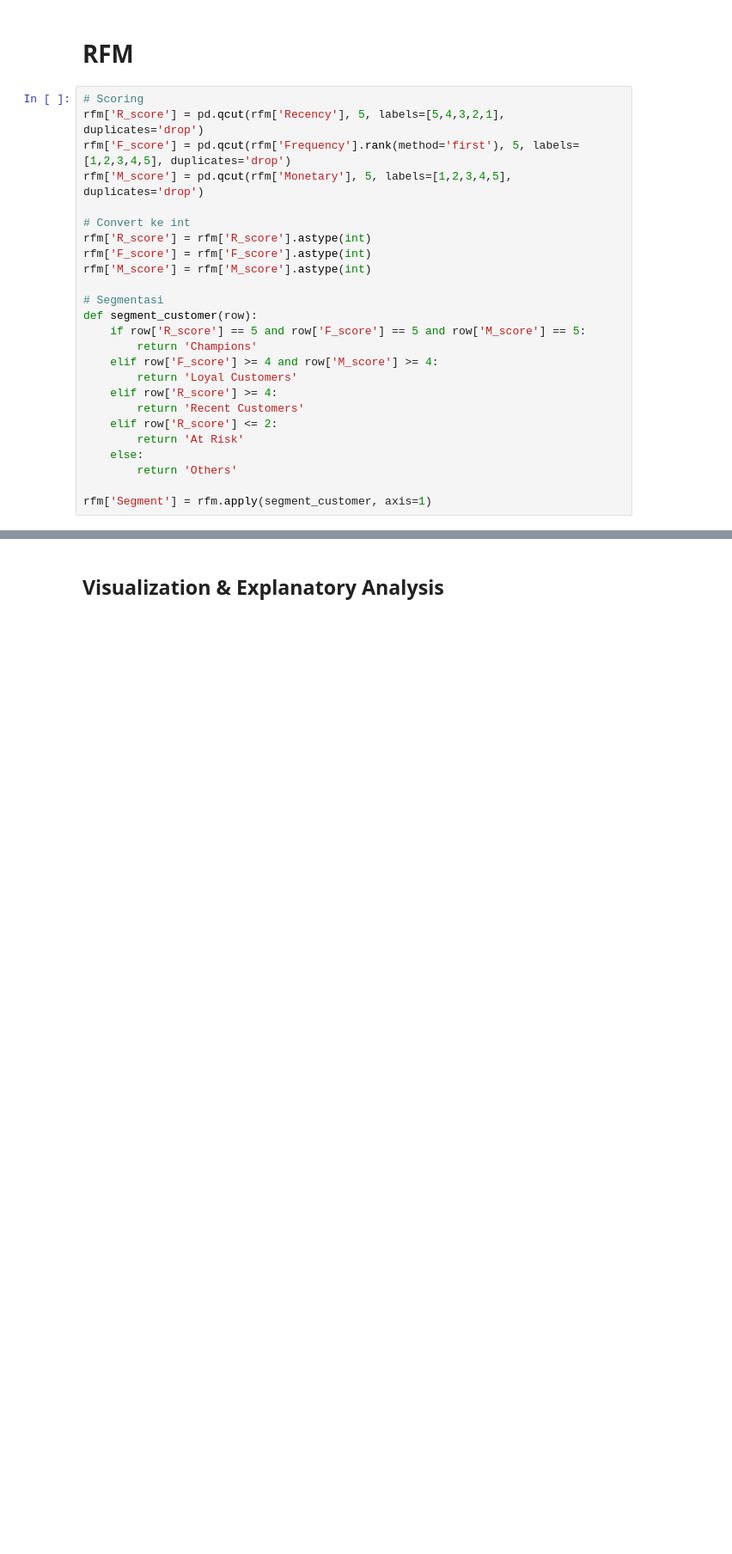
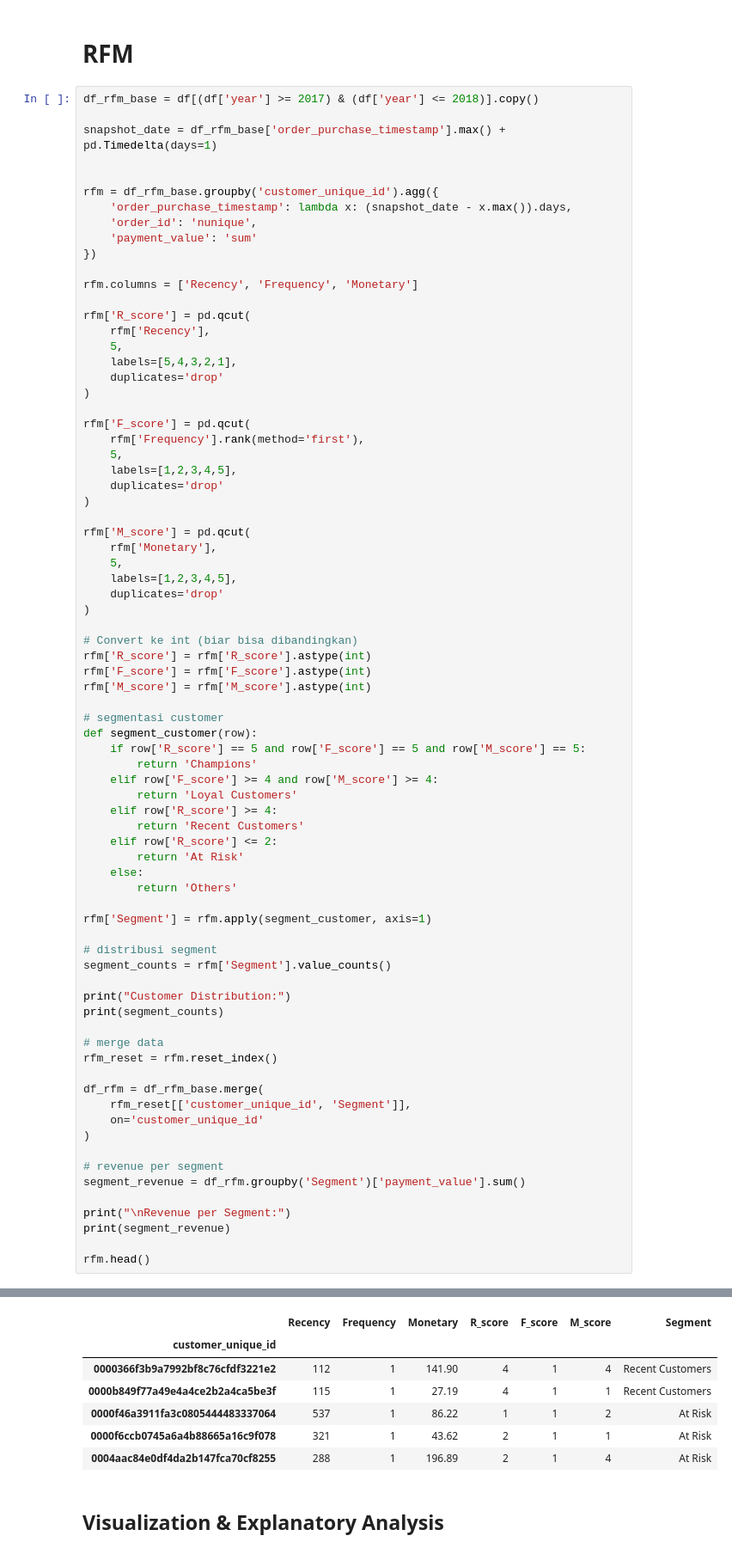
Before and after one commit to broomrun/Analisis-Data-Customers, a Jupyter notebook: notebook.ipynb, the cells around one changed output, grey strips where cells are left out. Shown at 86% size. Drawn from its saved outputs; the diff is of its cells as text; blank space fills up the shorter version.

```diff
--- a/notebook.ipynb
+++ b/notebook.ipynb
@@ -383,17 +383,46 @@ Distribusi kontribusi revenue pelanggan menunjukkan bahwa tidak terdapat konsent
 # %% [markdown]
 # **RFM**
 # %%
-# Scoring
-rfm['R_score'] = pd.qcut(rfm['Recency'], 5, labels=[5,4,3,2,1], duplicates='drop')
-rfm['F_score'] = pd.qcut(rfm['Frequency'].rank(method='first'), 5, labels=[1,2,3,4,5], duplicates='drop')
-rfm['M_score'] = pd.qcut(rfm['Monetary'], 5, labels=[1,2,3,4,5], duplicates='drop')
+df_rfm_base = df[(df['year'] >= 2017) & (df['year'] <= 2018)].copy()
 
-# Convert ke int
+snapshot_date = df_rfm_base['order_purchase_timestamp'].max() + pd.Timedelta(days=1)
+
+
+rfm = df_rfm_base.groupby('customer_unique_id').agg({
+    'order_purchase_timestamp': lambda x: (snapshot_date - x.max()).days,
+    'order_id': 'nunique',
+    'payment_value': 'sum'
+})
+
+rfm.columns = ['Recency', 'Frequency', 'Monetary']
+
+rfm['R_score'] = pd.qcut(
+    rfm['Recency'],
+    5,
+    labels=[5,4,3,2,1],
+    duplicates='drop'
+)
+
+rfm['F_score'] = pd.qcut(
+    rfm['Frequency'].rank(method='first'),
+    5,
+    labels=[1,2,3,4,5],
+    duplicates='drop'
+)
+
+rfm['M_score'] = pd.qcut(
+    rfm['Monetary'],
+    5,
+    labels=[1,2,3,4,5],
+    duplicates='drop'
+)
+
+# Convert ke int (biar bisa dibandingkan)
 rfm['R_score'] = rfm['R_score'].astype(int)
 rfm['F_score'] = rfm['F_score'].astype(int)
 rfm['M_score'] = rfm['M_score'].astype(int)
 
-# Segmentasi
+# segmentasi customer
 def segment_customer(row):
     if row['R_score'] == 5 and row['F_score'] == 5 and row['M_score'] == 5:
         return 'Champions'
@@ -407,3 +436,26 @@ def segment_customer(row):
         return 'Others'
 
 rfm['Segment'] = rfm.apply(segment_customer, axis=1)
+
+# distribusi segment
+segment_counts = rfm['Segment'].value_counts()
+
+print("Customer Distribution:")
+print(segment_counts)
+
+# merge data
+rfm_reset = rfm.reset_index()
+
+df_rfm = df_rfm_base.merge(
+    rfm_reset[['customer_unique_id', 'Segment']],
+    on='customer_unique_id'
+)
+
+# revenue per segment
+segment_revenue = df_rfm.groupby('Segment')['payment_value'].sum()
+
+print("\nRevenue per Segment:")
+print(segment_revenue)
+
+rfm.head()
+# %% [output]
@@ -410,3 +479,10 @@ rfm['Segment'] = rfm.apply(segment_customer, axis=1)
+|  | Recency | Frequency | Monetary | R_score | F_score | M_score | Segment |
+| customer_unique_id |  |  |  |  |  |  |  |
+| 0000366f3b9a7992bf8c76cfdf3221e2 | 112 | 1 | 141.90 | 4 | 1 | 4 | Recent Customers |
+| 0000b849f77a49e4a4ce2b2a4ca5be3f | 115 | 1 | 27.19 | 4 | 1 | 1 | Recent Customers |
+| 0000f46a3911fa3c0805444483337064 | 537 | 1 | 86.22 | 1 | 1 | 2 | At Risk |
+| 0000f6ccb0745a6a4b88665a16c9f078 | 321 | 1 | 43.62 | 2 | 1 | 1 | At Risk |
+| 0004aac84e0df4da2b147fca70cf8255 | 288 | 1 | 196.89 | 2 | 1 | 4 | At Risk |
 # %% [markdown]
 ## Visualization & Explanatory Analysis
 # %% [markdown]
```
Also changed, not shown: parts of 6 cells of this notebook, 1 other file.
